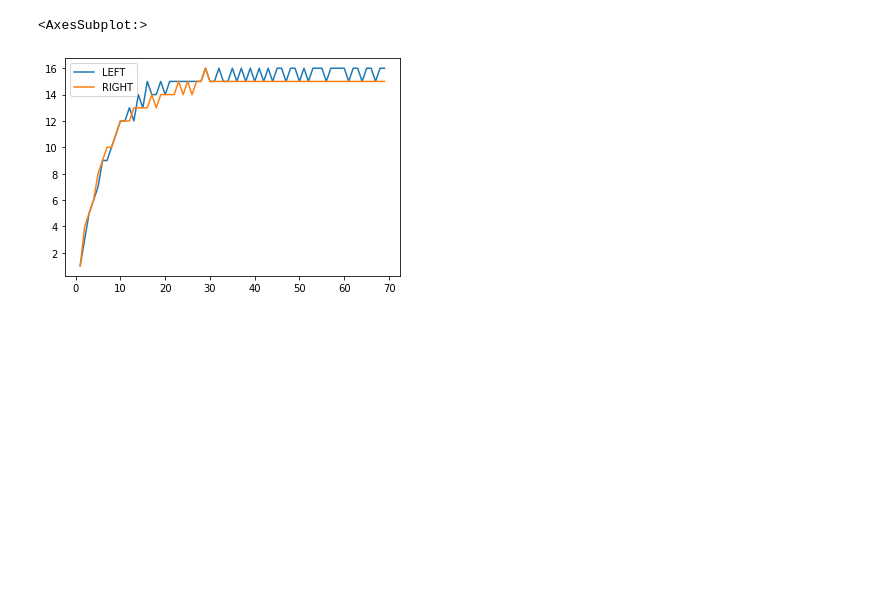
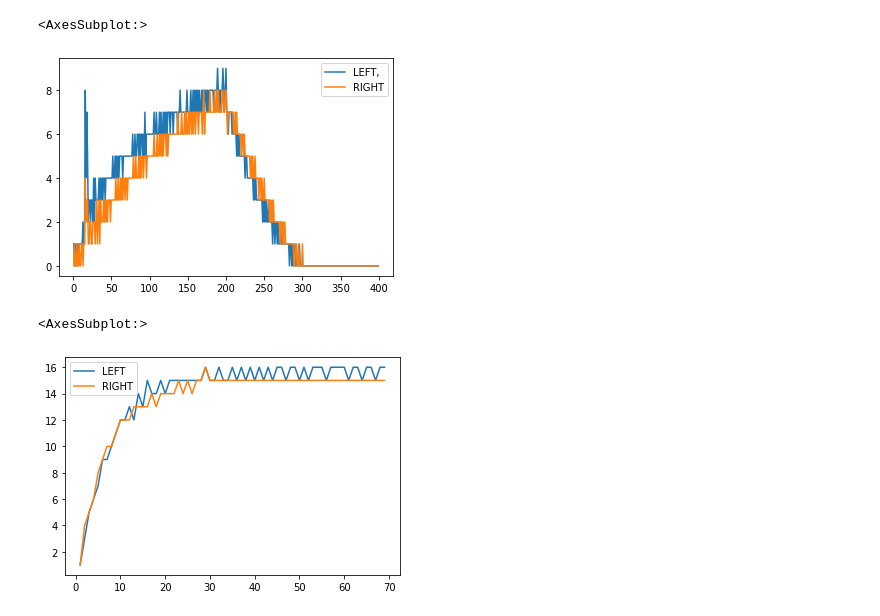
Before and after one commit to Vini-002/feed-Forward-test, a Jupyter notebook: processing.ipynb, the cells around one changed output. Cells and saved outputs as stored; diff of their text form; code cells hidden in the pictures; blank space fills up the shorter version.

```diff
--- a/processing.ipynb
+++ b/processing.ipynb
@@ -6,0 +10,5 @@ EmptyDataError: No columns to parse from file
+# %%
+new_data.diff().plot()
+# %% [output]
+<AxesSubplot:>
+[figure, added]
```
Also changed, not shown: parts of 3 cells of this notebook, 6 other files.
